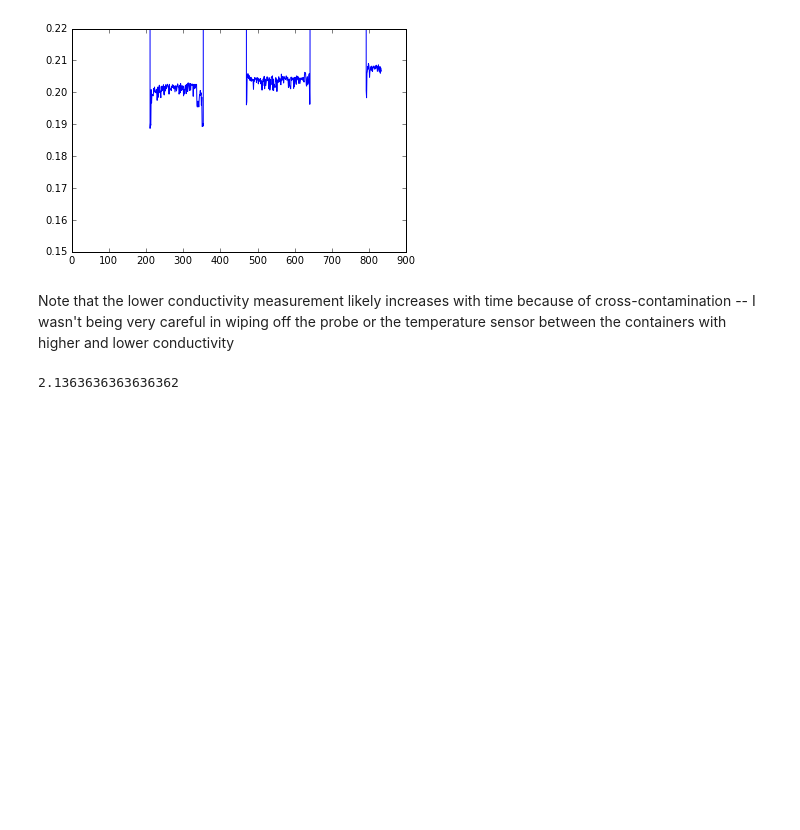
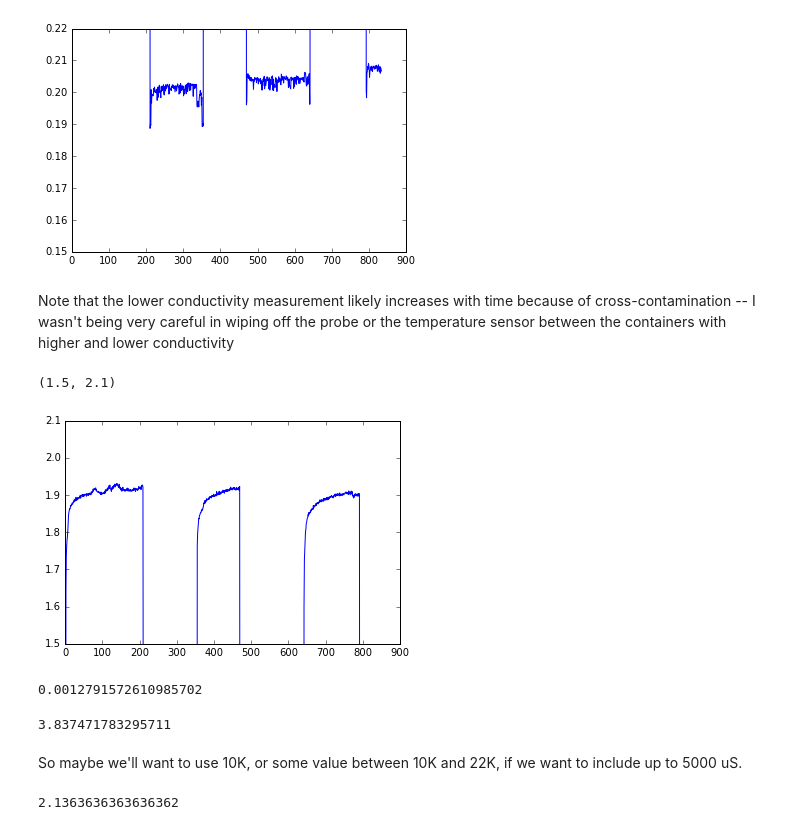
Before and after one commit to koson/conductivity-research, a Jupyter notebook: wien.ipynb, the cells around one changed output. Cells and saved outputs as stored; diff of their text form; code cells hidden in the pictures; blank space fills up the shorter version.

```diff
--- a/wien.ipynb
+++ b/wien.ipynb
@@ -909,6 +909,24 @@ plt.ylim(.15,.22); #3.8 is the max output of our op-amp
 [figure]
 # %% [markdown]
 Note that the lower conductivity measurement likely increases with time because of cross-contamination -- I wasn't being very careful in wiping off the probe or the temperature sensor between the containers with higher and lower conductivity
+# %%
+# closeup of lower conductivity range
+plt.plot(v_25);
+plt.ylim(1.5,2.1); #3.8 is the max output of our op-amp
+#plt.xlim(1100,2300)
+# %% [output]
+(1.5, 2.1)
+[figure, added]
+# %%
+voltsPeruS=(1.9-.2)/(1413-84);voltsPeruS # volts per uS
+# %% [output]
+0.0012791572610985702
+# %%
+3000*voltsPeruS # this is the expected voltage for 3000 uS
+# %% [output]
+3.837471783295711
+# %% [markdown]
+So maybe we'll want to use 10K, or some value between 10K and 22K, if we want to include up to 5000 uS.
 # %%
 4/1.8 # ratio of voltage for C=1413 uS when Rf=47K to when Rf=22K
 # %%
```
Also changed, not shown: parts of 4 cells of this notebook.
